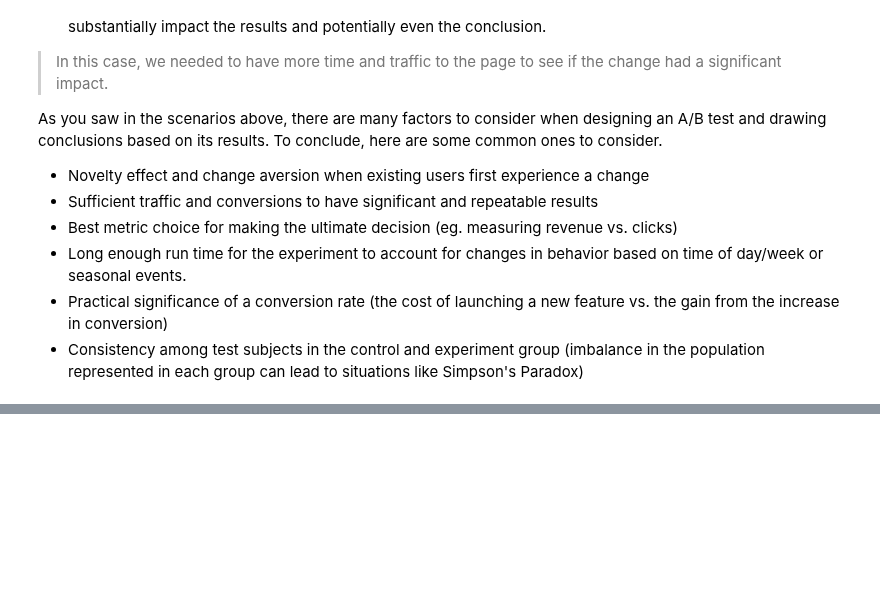
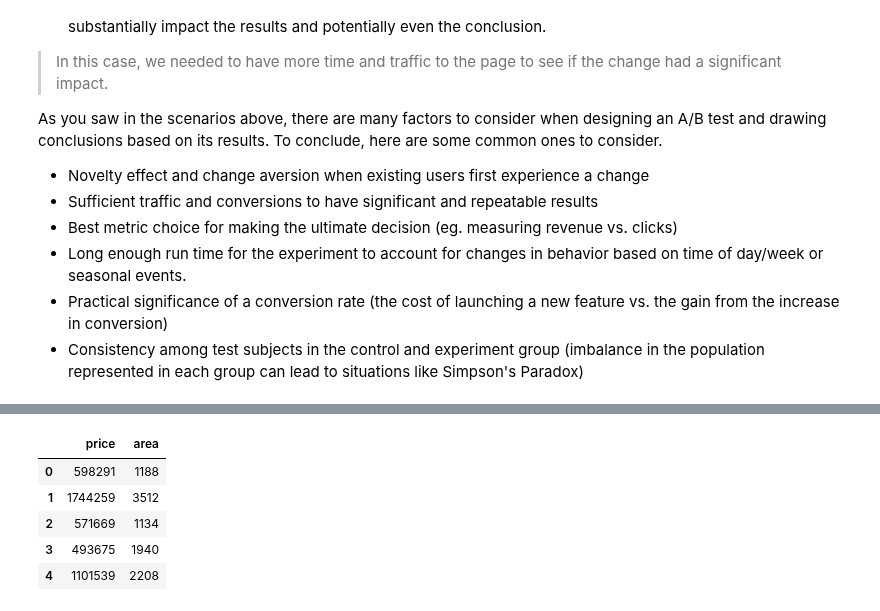
Before and after one commit to vpontello/DataScience_Nanodegree, a Jupyter notebook: 00_Extracurricular/02_Practical_Statistics/practical_statistics.ipynb, the cells around one changed output, grey strips where cells are left out. Drawn from its saved outputs; the diff is of its cells as text; code cells hidden in the pictures; blank space fills up the shorter version.

Commit message:
linear regression: housing price

```diff
--- a/00_Extracurricular/02_Practical_Statistics/practical_statistics.ipynb
+++ b/00_Extracurricular/02_Practical_Statistics/practical_statistics.ipynb
@@ -2228,0 +2282,10 @@ As you saw in the scenarios above, there are many factors to consider when desig
+# %%
+df = pd.read_csv('data/house_price_area_only.csv')
+df.head()
+# %% [output]
+|  | price | area |
+| 0 | 598291 | 1188 |
+| 1 | 1744259 | 3512 |
+| 2 | 571669 | 1134 |
+| 3 | 493675 | 1940 |
+| 4 | 1101539 | 2208 |
```
Also changed, not shown: parts of 5 cells of this notebook, 3 other files.
